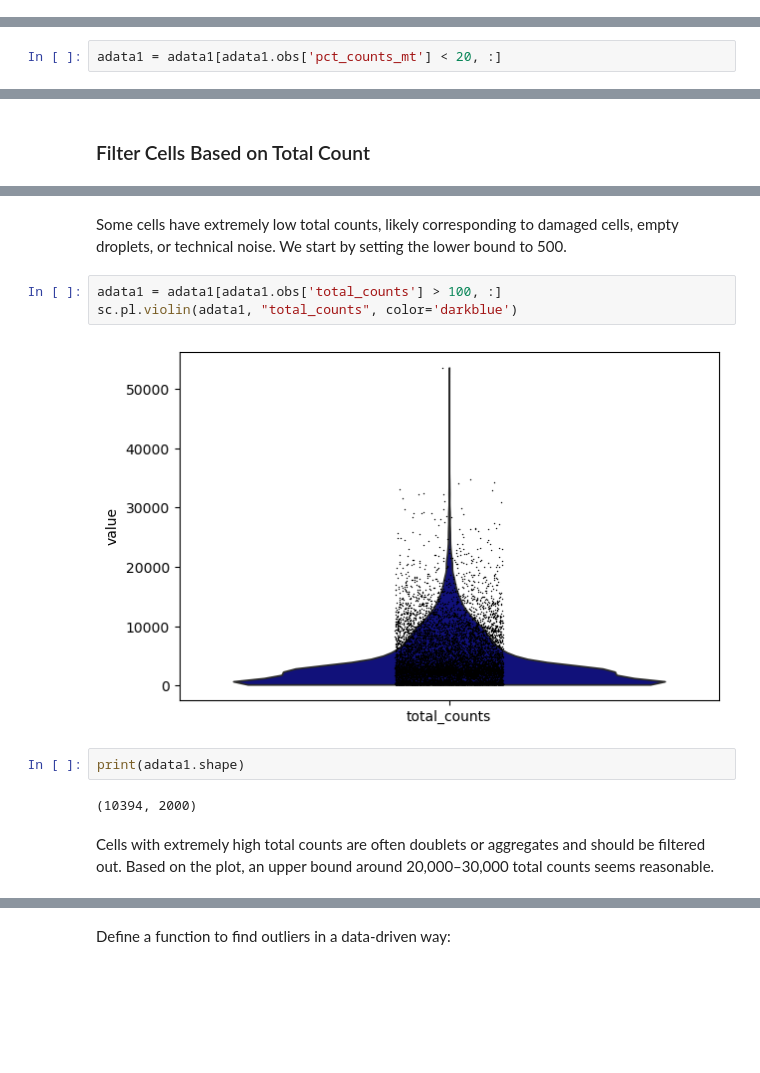
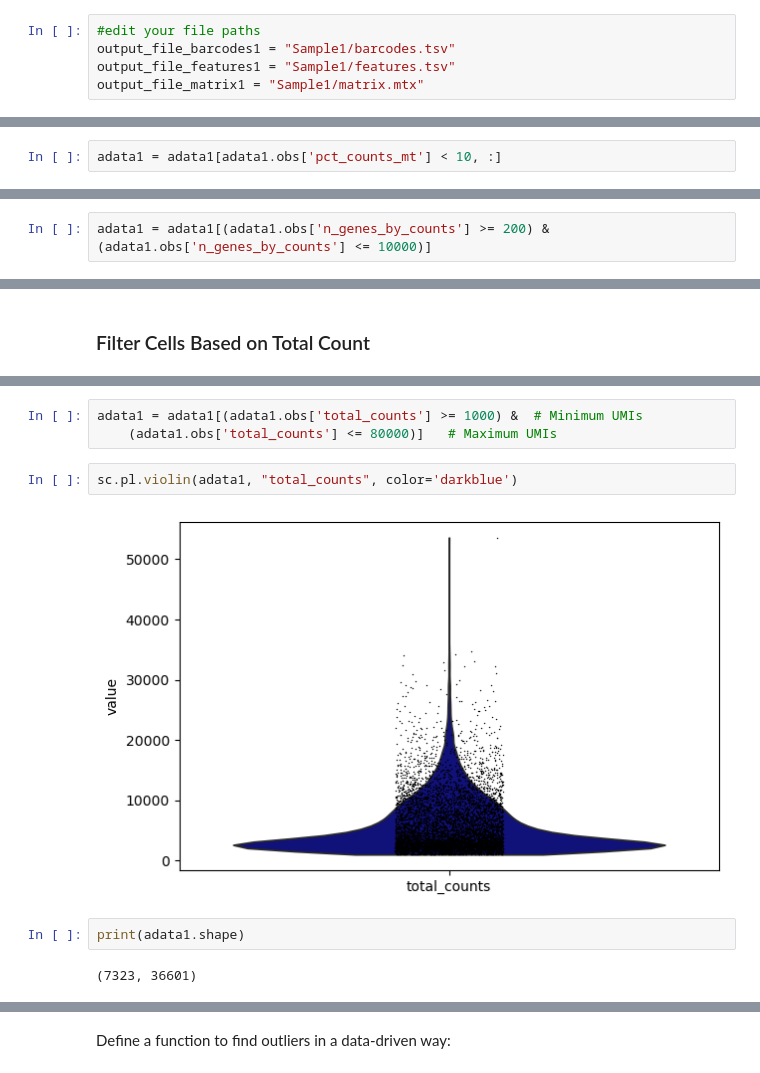
Before and after one commit to riccardoAli31/Gene-expression-changes-from-CNV, a Jupyter notebook: preprocessing/preprocessing_sample1.ipynb, the cells around one changed output, grey strips where cells are left out. Saved outputs shown, nothing was run; the diff lists cells and outputs as text; blank space fills up the shorter version.

```diff
--- a/preprocessing/preprocessing_sample1.ipynb
+++ b/preprocessing/preprocessing_sample1.ipynb
@@ -81,3 +73,8 @@ output_file_matrix2 = 'Sample2/C3N-00495-T1_CPT0078510004_snRNA_ccRCC/outs/raw_f
+# %%
+#edit your file paths
+output_file_barcodes1 = "Sample1/barcodes.tsv"
+output_file_features1 = "Sample1/features.tsv"
+output_file_matrix1 = "Sample1/matrix.mtx"
 # %%
 barcodes1 = pd.read_csv(output_file_barcodes1, sep='\t', index_col=None, header=None)[0].values
 barcodes1
@@ -248,7 +156,7 @@ print(adata1.shape)
 # %% [output]
 (1127217, 36601)
 # %%
-adata1 = adata1[adata1.obs['pct_counts_mt'] < 20, :]
+adata1 = adata1[adata1.obs['pct_counts_mt'] < 10, :]
 # %%
 print(adata1.shape)  # Check the number of cells and genes
 sc.pl.violin(adata1, ['pct_counts_mt'], jitter=0.4, log=False)
@@ -264 +172,3 @@ sc.pl.violin(adata1, 'n_genes_by_counts', color='darkblue')
+# %%
+adata1 = adata1[(adata1.obs['n_genes_by_counts'] >= 200) & (adata1.obs['n_genes_by_counts'] <= 10000)]
 # %%
@@ -290,14 +188,11 @@ sc.pl.violin(adata1, "total_counts", color='darkblue')
-# %% [markdown]
-Some cells have extremely low total counts, likely corresponding to damaged cells, empty droplets, or technical noise. We start by setting the lower bound to 500.
+# %%
+adata1 = adata1[(adata1.obs['total_counts'] >= 1000) &  # Minimum UMIs
+    (adata1.obs['total_counts'] <= 80000)]   # Maximum UMIs
 # %%
-adata1 = adata1[adata1.obs['total_counts'] > 100, :]
 sc.pl.violin(adata1, "total_counts", color='darkblue')
 # %% [output]
-[figure, old version]
+[figure, new version]
 # %%
 print(adata1.shape)
 # %% [output]
-(10394, 2000)
+(7323, 36601)
-# %% [markdown]
-Cells with extremely high total counts are often doublets or aggregates and should be filtered out.
-Based on the plot, an upper bound around 20,000–30,000 total counts seems reasonable.
```
Also changed, not shown: parts of 104 cells of this notebook.
